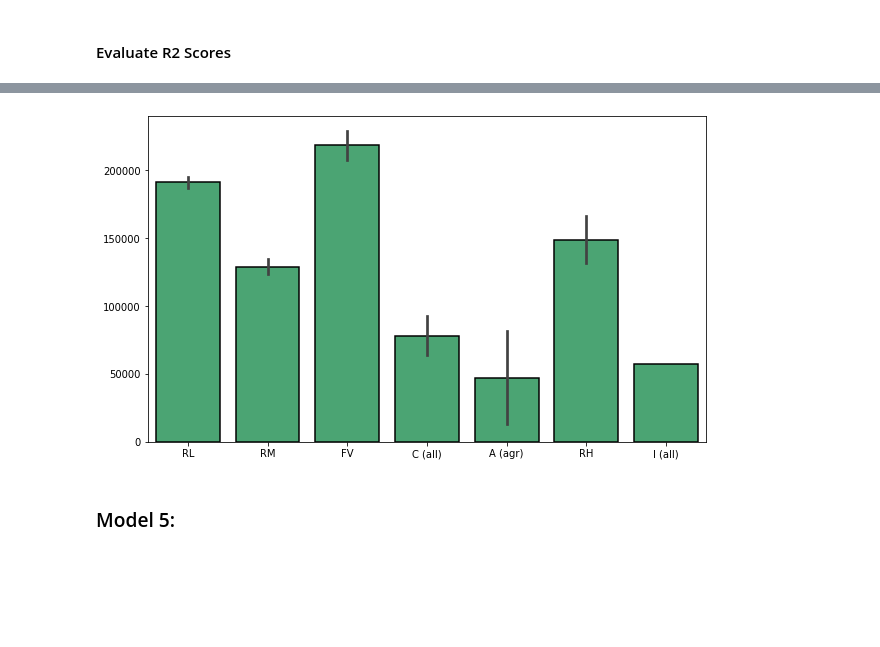
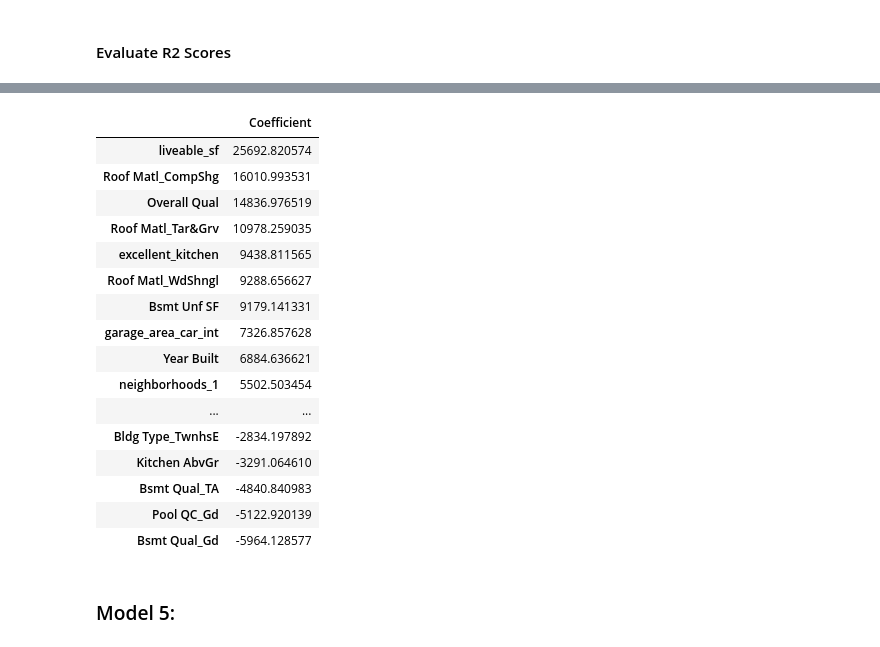
Before and after one commit to jlu90/Predicting-House-Prices-with-Linear-Regression, a Jupyter notebook: lutes_cleaning_notebook.ipynb, the cells around one changed output, grey strips where cells are left out. Cells and saved outputs as stored; diff of their text form; code cells hidden in the pictures; blank space fills up the shorter version.

```diff
--- a/lutes_cleaning_notebook.ipynb
+++ b/lutes_cleaning_notebook.ipynb
@@ -1116,3 +1122,7 @@ train_and_test.drop(columns = 'Kitchen Qual', inplace = True)
+# %%
+train_and_test['zoning_cluster_1'] = train_and_test['MS Zoning'].map(lambda x: 1 if x in ['FV', 'RL', 'RH'] else 0)
+# %%
+train_and_test.drop(columns = 'MS Zoning', inplace = True)
 # %% [markdown]
 #### Create dummy variables for categorical features of interest identified in EDA
 # %% [markdown]
@@ -1124,7 +1134,7 @@ train_and_test_1 = pd.get_dummies(data = train_and_test, columns = dummify_list_
 # %% [markdown]
 **Model 2** - Model with All Features, Using Lasso to Eliminate Some
 # %%
-dropped_cats = ['Id', 'PID', 'Kitchen Qual', 'BsmtFin Type 1', 'Sale Type', 'Mas Vnr Type', 'Condition 1', 'MS SubClass', 'Neighborhood']
+dropped_cats = ['Id', 'PID', 'Kitchen Qual', 'BsmtFin Type 1', 'Sale Type', 'Mas Vnr Type', 'Condition 1', 'MS SubClass', 'Neighborhood', 'MS Zoning']
 # %%
 dummify_list_2 = [category for category in categorical_vars if category not in dropped_cats]
 # %%
@@ -1163,7 +1173,7 @@ X_holdout_1 = test_preprocessed_1.drop(columns = cols_to_drop_1)
 # %% [markdown]
 ### Model 2: Linear Regression with Dummified Features
 # %%
-X_2 = train_preprocessed_2.drop(columns = 'SalePrice')
+X_2 = train_preprocessed_2.drop(columns = ['SalePrice', 'zoning_cluster_1'])
 y_2 = train_preprocessed_2['SalePrice']
 # %%
 X_train_2, X_test_2, y_train_2, y_test_2 = train_test_split(X_2, y_2, test_size = 0.2, random_state = 1990)
@@ -1368,7 +1347,24 @@ lasso_coef[lasso_coef['Coefficient'] != 0]
-# %%
-create_bar(housing, 'MS Zoning', 'SalePrice', '', '', '')
-# %% [output]
-[figure, removed]
+# %%
+# Only select coefficients that Lasso kept
+lasso_coef[lasso_coef['Coefficient'] != 0].sort_values('Coefficient', ascending = False)
+# %% [output]
+|  | Coefficient |
+| liveable_sf | 25692.820574 |
+| Roof Matl_CompShg | 16010.993531 |
+| Overall Qual | 14836.976519 |
+| Roof Matl_Tar&Grv | 10978.259035 |
+| excellent_kitchen | 9438.811565 |
+| Roof Matl_WdShngl | 9288.656627 |
+| Bsmt Unf SF | 9179.141331 |
+| garage_area_car_int | 7326.857628 |
+| Year Built | 6884.636621 |
+| neighborhoods_1 | 5502.503454 |
+| ... | ... |
+| Bldg Type_TwnhsE | -2834.197892 |
+| Kitchen AbvGr | -3291.064610 |
+| Bsmt Qual_TA | -4840.840983 |
+| Pool QC_Gd | -5122.920139 |
+| Bsmt Qual_Gd | -5964.128577 |
 # %% [markdown]
 ### Model 5:
 # %%
```
Also changed, not shown: parts of 28 cells of this notebook, 4 other files.
